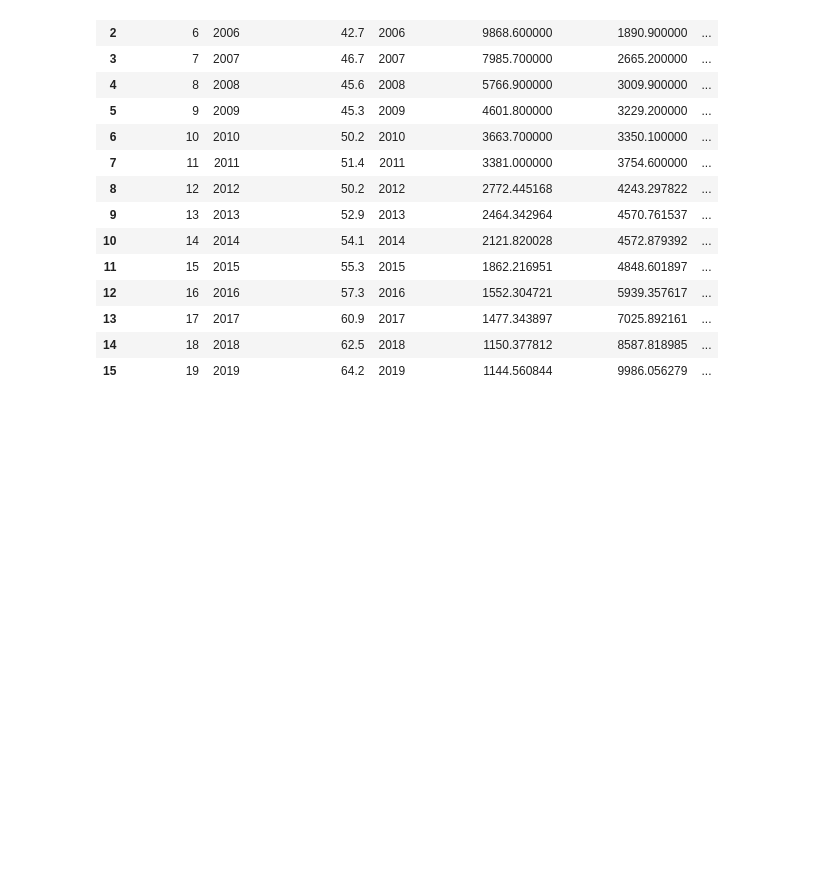
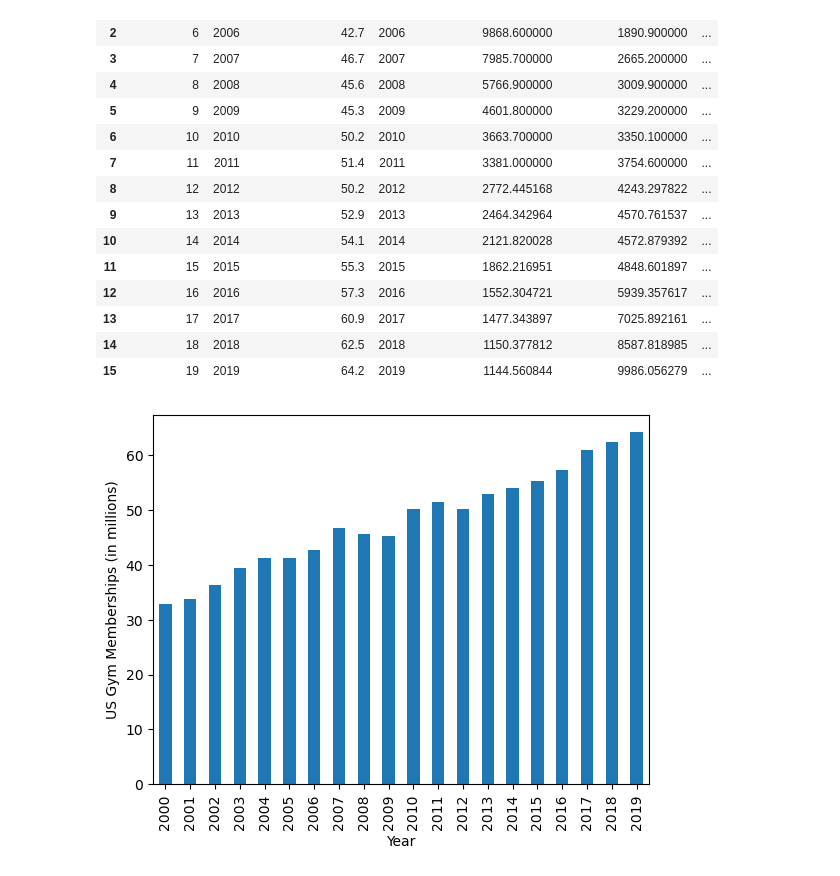
Before and after one commit to maswanwick/digital_music_sales, a Jupyter notebook: research/gym_membership/gyms.ipynb, the cells around one changed output. Saved outputs shown, nothing was run; the diff lists cells and outputs as text; code cells hidden in the pictures; blank space fills up the shorter version.

```diff
--- a/research/gym_membership/gyms.ipynb
+++ b/research/gym_membership/gyms.ipynb
@@ -27,6 +27,15 @@ gym_revenue_pd
 | 13 | 17 | 2017 | 60.9 | 2017 | 1477.343897 | 7025.892161 | ... |
 | 14 | 18 | 2018 | 62.5 | 2018 | 1150.377812 | 8587.818985 | ... |
 | 15 | 19 | 2019 | 64.2 | 2019 | 1144.560844 | 9986.056279 | ... |
+# %%
+gym_membership_pd.plot(kind="bar", x="year", y="membership_count", legend=False)
+plt.xlabel("Year")
+plt.ylabel("US Gym Memberships (in millions)")
+
+plt.savefig("output/gym_memberships_by_year.png")
+plt.show()
+# %% [output]
+[figure, added]
 # %%
 gym_revenue_pd.plot(kind="scatter", x="membership_count", y="Total Digital Revenue")
 plt.xlabel("U.S. Gym Memberships (in millions)")
```
Also changed, not shown: parts of 1 cell of this notebook, 2 other files.
